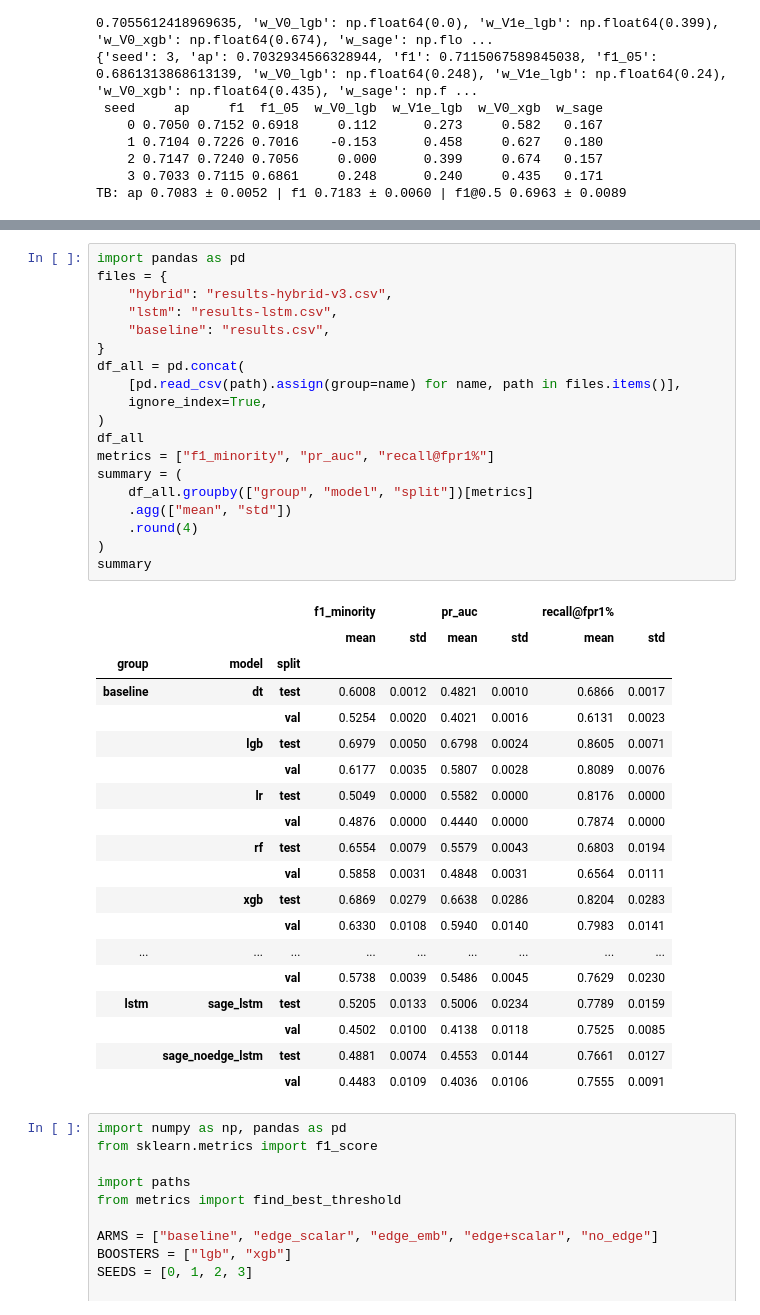
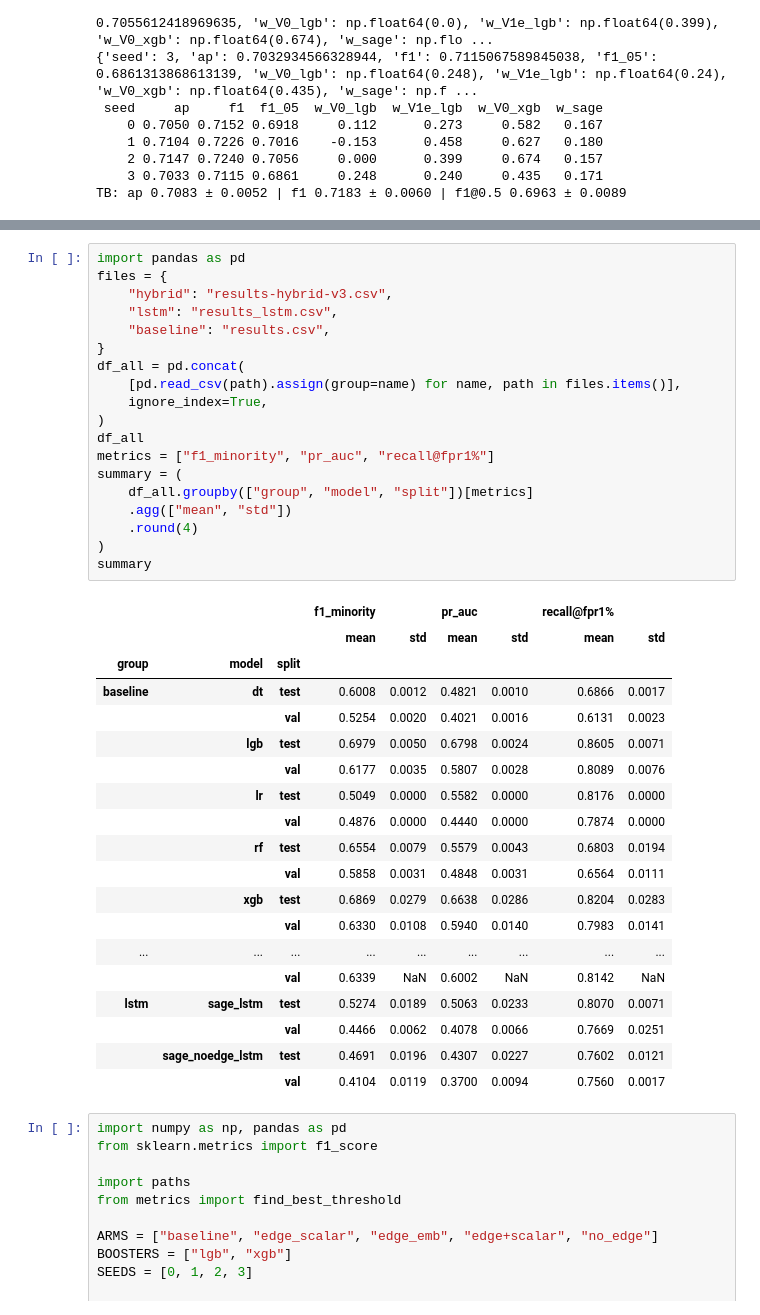
Before and after one commit to Tyler3743/fraud_detection, a Jupyter notebook: result.ipynb, the cells around one changed output, grey strips where cells are left out. Saved outputs shown, nothing was run; the diff lists cells and outputs as text.

```diff
--- a/result.ipynb
+++ b/result.ipynb
@@ -380,41 +424,41 @@ cổ điển  dt                0.1233  0.0004    0.0676  0.0002  0.6991  0.0015
 import pandas as pd
 files = {
     "hybrid": "results-hybrid-v3.csv",
-    "lstm": "results-lstm.csv",
+    "lstm": "results_lstm.csv",
     "baseline": "results.csv",
 }
 df_all = pd.concat(
     [pd.read_csv(path).assign(group=name) for name, path in files.items()],
     ignore_index=True,
 )
 df_all
 metrics = ["f1_minority", "pr_auc", "recall@fpr1%"]
 summary = (
     df_all.groupby(["group", "model", "split"])[metrics]
     .agg(["mean", "std"])
     .round(4)
 )
 summary
 # %% [output]
 |  |  |  | f1_minority |  | pr_auc |  | recall@fpr1% |  |
 |  |  |  | mean | std | mean | std | mean | std |
 | group | model | split |  |  |  |  |  |  |
 | baseline | dt | test | 0.6008 | 0.0012 | 0.4821 | 0.0010 | 0.6866 | 0.0017 |
 |  |  | val | 0.5254 | 0.0020 | 0.4021 | 0.0016 | 0.6131 | 0.0023 |
 |  | lgb | test | 0.6979 | 0.0050 | 0.6798 | 0.0024 | 0.8605 | 0.0071 |
 |  |  | val | 0.6177 | 0.0035 | 0.5807 | 0.0028 | 0.8089 | 0.0076 |
 |  | lr | test | 0.5049 | 0.0000 | 0.5582 | 0.0000 | 0.8176 | 0.0000 |
 |  |  | val | 0.4876 | 0.0000 | 0.4440 | 0.0000 | 0.7874 | 0.0000 |
 |  | rf | test | 0.6554 | 0.0079 | 0.5579 | 0.0043 | 0.6803 | 0.0194 |
 |  |  | val | 0.5858 | 0.0031 | 0.4848 | 0.0031 | 0.6564 | 0.0111 |
 |  | xgb | test | 0.6869 | 0.0279 | 0.6638 | 0.0286 | 0.8204 | 0.0283 |
 |  |  | val | 0.6330 | 0.0108 | 0.5940 | 0.0140 | 0.7983 | 0.0141 |
 | ... | ... | ... | ... | ... | ... | ... | ... | ... |
-|  |  | val | 0.5738 | 0.0039 | 0.5486 | 0.0045 | 0.7629 | 0.0230 |
-| lstm | sage_lstm | test | 0.5205 | 0.0133 | 0.5006 | 0.0234 | 0.7789 | 0.0159 |
-|  |  | val | 0.4502 | 0.0100 | 0.4138 | 0.0118 | 0.7525 | 0.0085 |
-|  | sage_noedge_lstm | test | 0.4881 | 0.0074 | 0.4553 | 0.0144 | 0.7661 | 0.0127 |
-|  |  | val | 0.4483 | 0.0109 | 0.4036 | 0.0106 | 0.7555 | 0.0091 |
+|  |  | val | 0.6339 | NaN | 0.6002 | NaN | 0.8142 | NaN |
+| lstm | sage_lstm | test | 0.5274 | 0.0189 | 0.5063 | 0.0233 | 0.8070 | 0.0071 |
+|  |  | val | 0.4466 | 0.0062 | 0.4078 | 0.0066 | 0.7669 | 0.0251 |
+|  | sage_noedge_lstm | test | 0.4691 | 0.0196 | 0.4307 | 0.0227 | 0.7602 | 0.0121 |
+|  |  | val | 0.4104 | 0.0119 | 0.3700 | 0.0094 | 0.7560 | 0.0017 |
 # %%
 import numpy as np, pandas as pd
 from sklearn.metrics import f1_score
```
Also changed, not shown: parts of 5 cells of this notebook, 4 other files.
